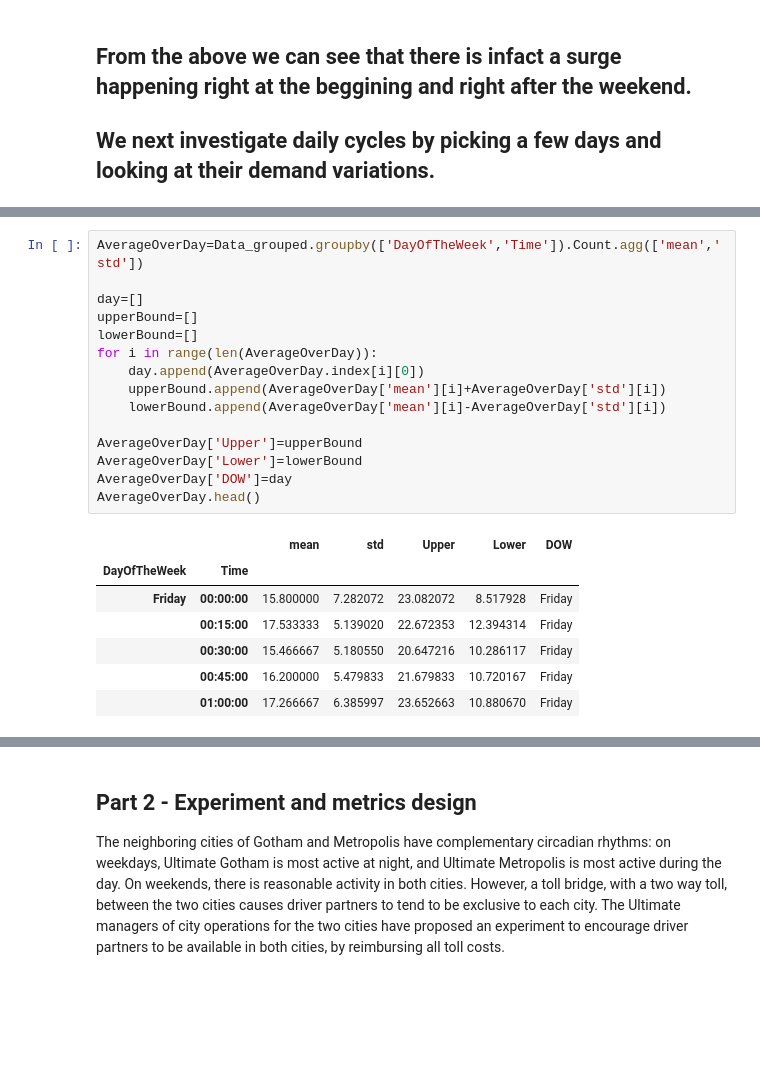
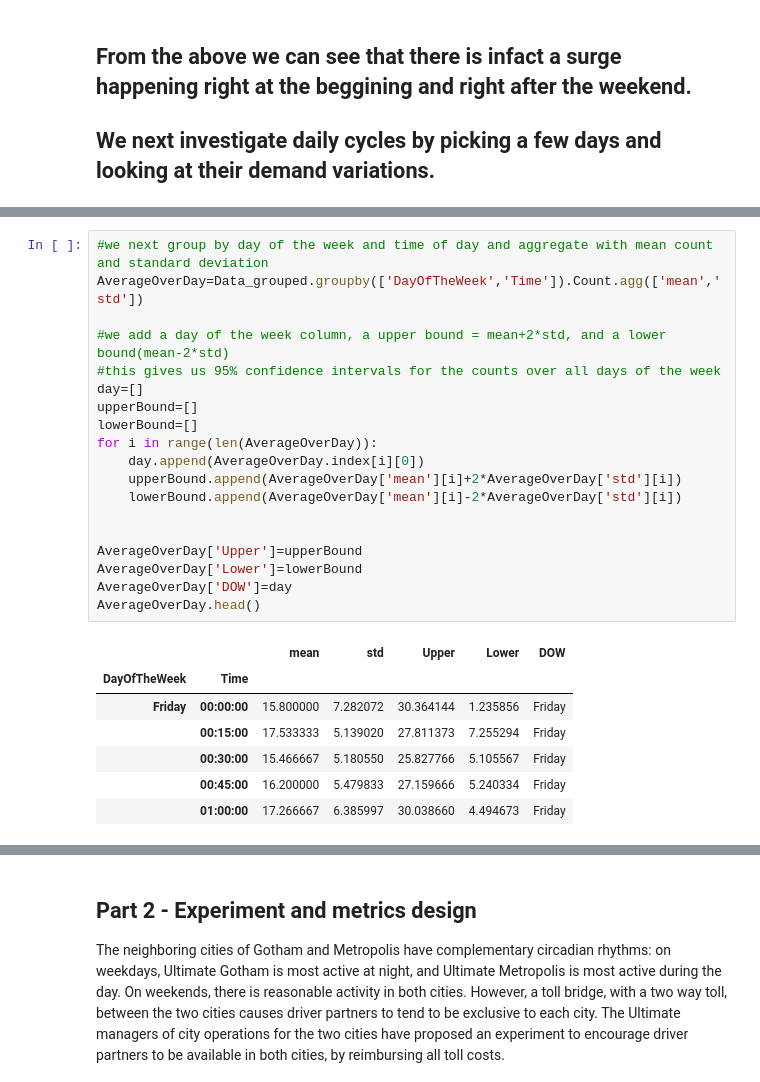
Before and after one commit to harajlim/Springboard_17.1_Ultimate_Inc_TakeHome, a Jupyter notebook: Challenge Solution.ipynb, the cells around one changed output, grey strips where cells are left out. Cells and saved outputs as stored; diff of their text form; blank space fills up the shorter version.

```diff
--- a/Challenge Solution.ipynb
+++ b/Challenge Solution.ipynb
@@ -261,26 +233,30 @@ Data_grouped['Time']=time
 # %%
+#we next group by day of the week and time of day and aggregate with mean count and standard deviation
 AverageOverDay=Data_grouped.groupby(['DayOfTheWeek','Time']).Count.agg(['mean','std'])
 
+#we add a day of the week column, a upper bound = mean+2*std, and a lower bound(mean-2*std)
+#this gives us 95% confidence intervals for the counts over all days of the week
 day=[]
 upperBound=[]
 lowerBound=[]
 for i in range(len(AverageOverDay)):
     day.append(AverageOverDay.index[i][0])
-    upperBound.append(AverageOverDay['mean'][i]+AverageOverDay['std'][i])
-    lowerBound.append(AverageOverDay['mean'][i]-AverageOverDay['std'][i])
+    upperBound.append(AverageOverDay['mean'][i]+2*AverageOverDay['std'][i])
+    lowerBound.append(AverageOverDay['mean'][i]-2*AverageOverDay['std'][i])
+
 
 AverageOverDay['Upper']=upperBound
 AverageOverDay['Lower']=lowerBound
 AverageOverDay['DOW']=day
 AverageOverDay.head()
 # %% [output]
 |  |  | mean | std | Upper | Lower | DOW |
 | DayOfTheWeek | Time |  |  |  |  |  |
-| Friday | 00:00:00 | 15.800000 | 7.282072 | 23.082072 | 8.517928 | Friday |
-|  | 00:15:00 | 17.533333 | 5.139020 | 22.672353 | 12.394314 | Friday |
-|  | 00:30:00 | 15.466667 | 5.180550 | 20.647216 | 10.286117 | Friday |
-|  | 00:45:00 | 16.200000 | 5.479833 | 21.679833 | 10.720167 | Friday |
-|  | 01:00:00 | 17.266667 | 6.385997 | 23.652663 | 10.880670 | Friday |
+| Friday | 00:00:00 | 15.800000 | 7.282072 | 30.364144 | 1.235856 | Friday |
+|  | 00:15:00 | 17.533333 | 5.139020 | 27.811373 | 7.255294 | Friday |
+|  | 00:30:00 | 15.466667 | 5.180550 | 25.827766 | 5.105567 | Friday |
+|  | 00:45:00 | 16.200000 | 5.479833 | 27.159666 | 5.240334 | Friday |
+|  | 01:00:00 | 17.266667 | 6.385997 | 30.038660 | 4.494673 | Friday |
 # %%
 #plot for each day:
 for day in days:
```
Also changed, not shown: parts of 37 cells of this notebook, 1 other file.
